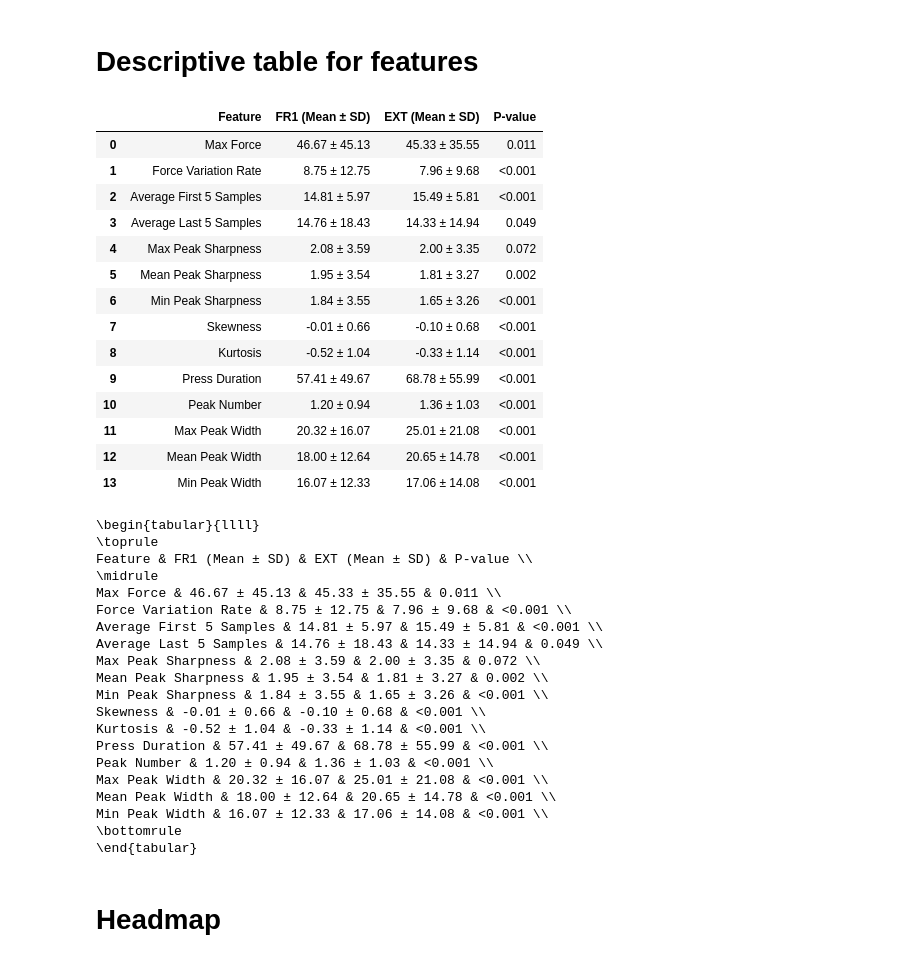
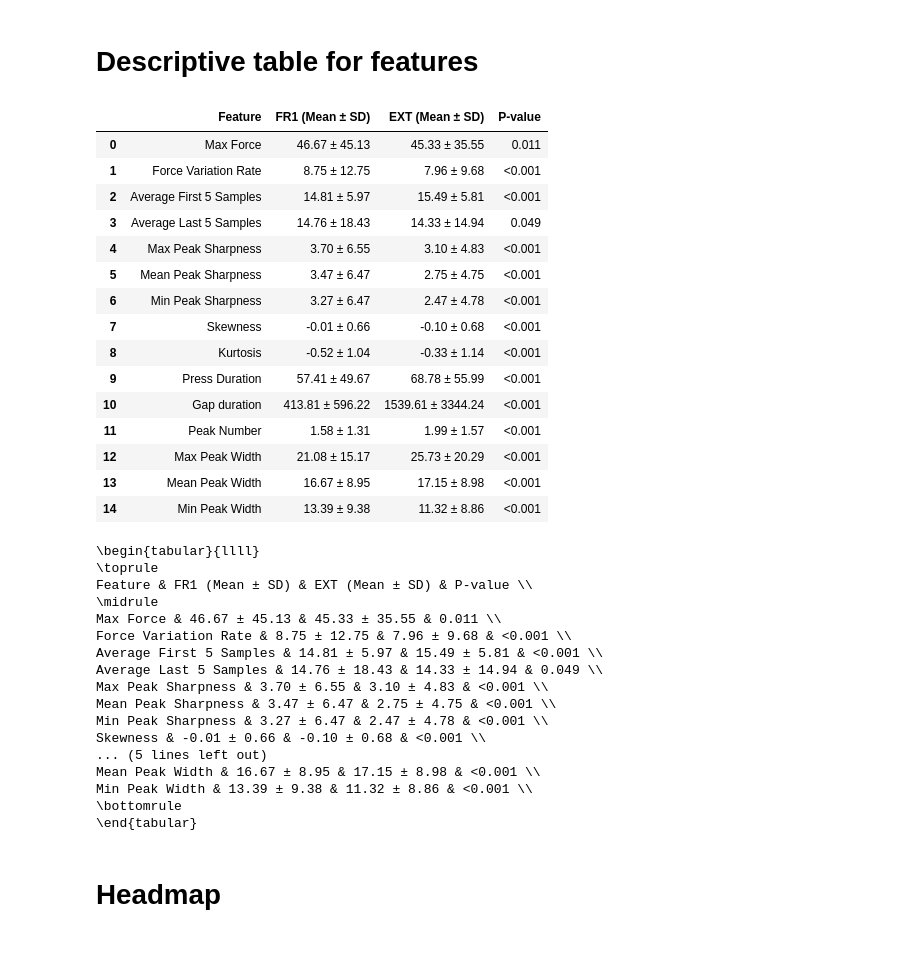
Before and after one commit to Jiefei-Wang/rat-model, a Jupyter notebook: scripts/manuscript/descriptive.ipynb, the cells around one changed output. Cells and saved outputs as stored; diff of their text form; code cells hidden in the pictures.

```diff
--- a/scripts/manuscript/descriptive.ipynb
+++ b/scripts/manuscript/descriptive.ipynb
@@ -31,6 +31,7 @@ feature_name_map = OrderedDict([
     ('skewness', 'Skewness'),
     ('kurtosis', 'Kurtosis'),
     ('total_press_duration', 'Press Duration'),
+    ('gaps', 'Gap duration'),
     ('pk_num', 'Peak Number'),
     ('pk_widths_max', 'Max Peak Width'),
     ('pk_widths_mean', 'Mean Peak Width'),
@@ -162,48 +171,49 @@ from scipy.stats import ttest_ind
 results = []
 
 for feat in ordered_features:
-    fr1 = df_ML_unscaled[df_ML_unscaled['category'] == 'FR1'][feat].dropna()
-    ext = df_ML_unscaled[df_ML_unscaled['category'] == 'EXT'][feat].dropna()
+    fr1 = df_ML[df_ML['category'] == 'FR1'][feat].dropna()
+    ext = df_ML[df_ML['category'] == 'EXT'][feat].dropna()
 
     # Descriptive stats
     fr1_mean, fr1_sd = fr1.mean(), fr1.std()
     ext_mean, ext_sd = ext.mean(), ext.std()
 
     # Welch’s t-test
     t_stat, p_val = ttest_ind(fr1, ext, equal_var=False)
 
     results.append({
         'Feature': feature_name_map.get(feat, feat),
         'FR1 (Mean ± SD)': f"{fr1_mean:.2f} ± {fr1_sd:.2f}",
         'EXT (Mean ± SD)': f"{ext_mean:.2f} ± {ext_sd:.2f}",
         'P-value': "<0.001" if p_val < 0.001 else f"{p_val:.3f}"
     })
 
 # Create final table
 df_table = pd.DataFrame(results)
 
 # Display in notebook
 display(df_table)
 
 # Optional: export to LaTeX
 latex_table = df_table.to_latex(index=False, escape=False)
 print(latex_table)
 # %% [output]
 |  | Feature | FR1 (Mean ± SD) | EXT (Mean ± SD) | P-value |
 | 0 | Max Force | 46.67 ± 45.13 | 45.33 ± 35.55 | 0.011 |
 | 1 | Force Variation Rate | 8.75 ± 12.75 | 7.96 ± 9.68 | <0.001 |
 | 2 | Average First 5 Samples | 14.81 ± 5.97 | 15.49 ± 5.81 | <0.001 |
 | 3 | Average Last 5 Samples | 14.76 ± 18.43 | 14.33 ± 14.94 | 0.049 |
-| 4 | Max Peak Sharpness | 2.08 ± 3.59 | 2.00 ± 3.35 | 0.072 |
-| 5 | Mean Peak Sharpness | 1.95 ± 3.54 | 1.81 ± 3.27 | 0.002 |
-| 6 | Min Peak Sharpness | 1.84 ± 3.55 | 1.65 ± 3.26 | <0.001 |
+| 4 | Max Peak Sharpness | 3.70 ± 6.55 | 3.10 ± 4.83 | <0.001 |
+| 5 | Mean Peak Sharpness | 3.47 ± 6.47 | 2.75 ± 4.75 | <0.001 |
+| 6 | Min Peak Sharpness | 3.27 ± 6.47 | 2.47 ± 4.78 | <0.001 |
 | 7 | Skewness | -0.01 ± 0.66 | -0.10 ± 0.68 | <0.001 |
 | 8 | Kurtosis | -0.52 ± 1.04 | -0.33 ± 1.14 | <0.001 |
 | 9 | Press Duration | 57.41 ± 49.67 | 68.78 ± 55.99 | <0.001 |
-| 10 | Peak Number | 1.20 ± 0.94 | 1.36 ± 1.03 | <0.001 |
-| 11 | Max Peak Width | 20.32 ± 16.07 | 25.01 ± 21.08 | <0.001 |
-| 12 | Mean Peak Width | 18.00 ± 12.64 | 20.65 ± 14.78 | <0.001 |
-| 13 | Min Peak Width | 16.07 ± 12.33 | 17.06 ± 14.08 | <0.001 |
+| 10 | Gap duration | 413.81 ± 596.22 | 1539.61 ± 3344.24 | <0.001 |
+| 11 | Peak Number | 1.58 ± 1.31 | 1.99 ± 1.57 | <0.001 |
+| 12 | Max Peak Width | 21.08 ± 15.17 | 25.73 ± 20.29 | <0.001 |
+| 13 | Mean Peak Width | 16.67 ± 8.95 | 17.15 ± 8.98 | <0.001 |
+| 14 | Min Peak Width | 13.39 ± 9.38 | 11.32 ± 8.86 | <0.001 |
 \begin{tabular}{llll}
 \toprule
 Feature & FR1 (Mean ± SD) & EXT (Mean ± SD) & P-value \\
@@ -212,16 +222,13 @@ Max Force & 46.67 ± 45.13 & 45.33 ± 35.55 & 0.011 \\
 Force Variation Rate & 8.75 ± 12.75 & 7.96 ± 9.68 & <0.001 \\
 Average First 5 Samples & 14.81 ± 5.97 & 15.49 ± 5.81 & <0.001 \\
 Average Last 5 Samples & 14.76 ± 18.43 & 14.33 ± 14.94 & 0.049 \\
-Max Peak Sharpness & 2.08 ± 3.59 & 2.00 ± 3.35 & 0.072 \\
-Mean Peak Sharpness & 1.95 ± 3.54 & 1.81 ± 3.27 & 0.002 \\
-Min Peak Sharpness & 1.84 ± 3.55 & 1.65 ± 3.26 & <0.001 \\
+Max Peak Sharpness & 3.70 ± 6.55 & 3.10 ± 4.83 & <0.001 \\
+Mean Peak Sharpness & 3.47 ± 6.47 & 2.75 ± 4.75 & <0.001 \\
+Min Peak Sharpness & 3.27 ± 6.47 & 2.47 ± 4.78 & <0.001 \\
 Skewness & -0.01 ± 0.66 & -0.10 ± 0.68 & <0.001 \\
-Kurtosis & -0.52 ± 1.04 & -0.33 ± 1.14 & <0.001 \\
-Press Duration & 57.41 ± 49.67 & 68.78 ± 55.99 & <0.001 \\
-Peak Number & 1.20 ± 0.94 & 1.36 ± 1.03 & <0.001 \\
-Max Peak Width & 20.32 ± 16.07 & 25.01 ± 21.08 & <0.001 \\
-Mean Peak Width & 18.00 ± 12.64 & 20.65 ± 14.78 & <0.001 \\
-Min Peak Width & 16.07 ± 12.33 & 17.06 ± 14.08 & <0.001 \\
+... (5 lines left out)
+Mean Peak Width & 16.67 ± 8.95 & 17.15 ± 8.98 & <0.001 \\
+Min Peak Width & 13.39 ± 9.38 & 11.32 ± 8.86 & <0.001 \\
 \bottomrule
 \end{tabular}
 # %% [markdown]
```
Also changed, not shown: parts of 10 cells of this notebook, 10 other files.
